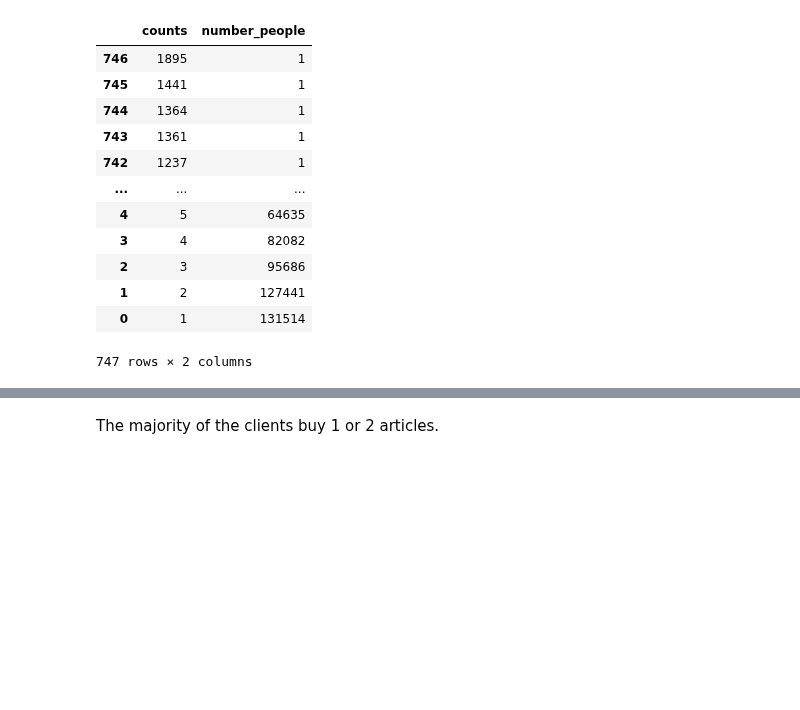
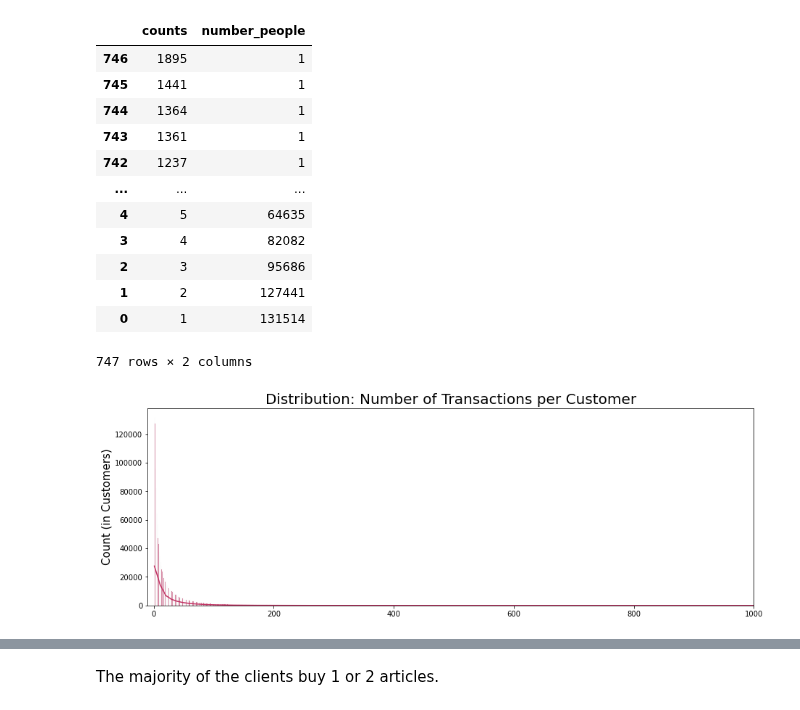
Before and after one commit to msmillan7/Kaggle_Competition-HM_Recommender_System, a Jupyter notebook: 00_EDA.ipynb, the cells around one changed output, grey strips where cells are left out. Cells and saved outputs as stored; diff of their text form; code cells hidden in the pictures; blank space fills up the shorter version.

```diff
--- a/00_EDA.ipynb
+++ b/00_EDA.ipynb
@@ -443,3 +527,12 @@ articles_purchased
 | 1 | 2 | 127441 |
 | 0 | 1 | 131514 |
 747 rows × 2 columns
+# %%
+fig = plt.figure(figsize = (15, 5))
+ax = sns.histplot(x = grouped["counts"].tolist(), color = "#c13162d9", kde = True)
+ax.set_ylabel("Count (in Customers)", size = 15)
+ax.set_title("Distribution: Number of Transactions per Customer", size = 20)
+ax.set_xlim(left = -10, right = 1000)
+plt.savefig("num_transactions_per_customer_hist.jpg")
+# %% [output]
+[figure, added]
```
Also changed, not shown: parts of 12 cells of this notebook, 2 other files.
